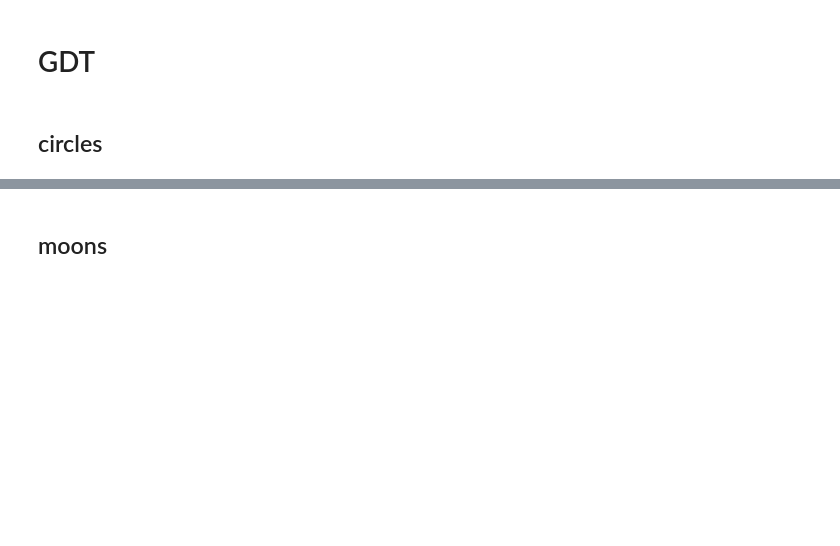
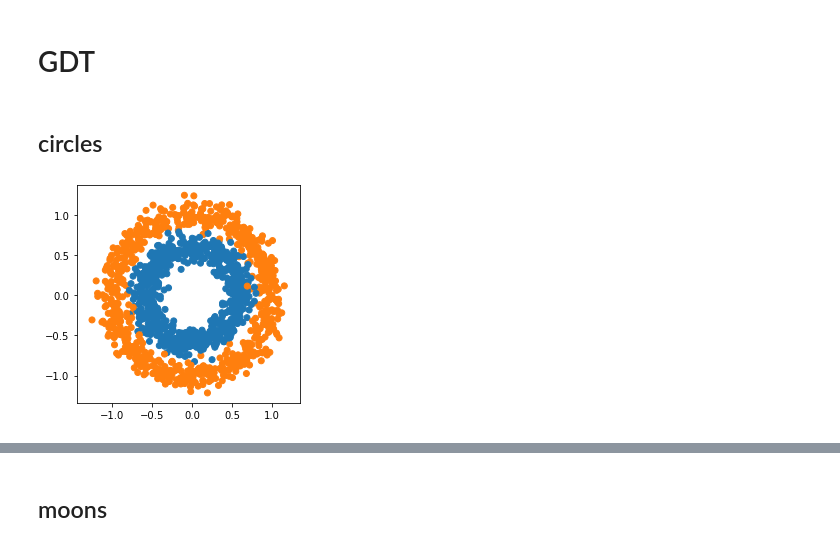
Before and after one commit to gaozhangyang/GIT, a Jupyter notebook: ex1_toy/experiments.ipynb, the cells around one changed output, grey strips where cells are left out. Drawn from its saved outputs; the diff is of its cells as text; code cells hidden in the pictures; blank space fills up the shorter version.

```diff
--- a/ex1_toy/experiments.ipynb
+++ b/ex1_toy/experiments.ipynb
@@ -55,6 +59,12 @@ class DataLoader:
 # GDT
 # %% [markdown]
 ## circles
+# %%
+from sklearn.datasets import make_circles
+X, y = make_circles(n_samples=1500, noise=0.09, factor=0.6)
+plot_tools.autoPlot(X,y)
+# %% [output]
+[figure, added]
 # %%
 X,Y_true=DataLoader.load('circles')
 
```
Also changed, not shown: parts of 4 cells of this notebook, 1 other file.
